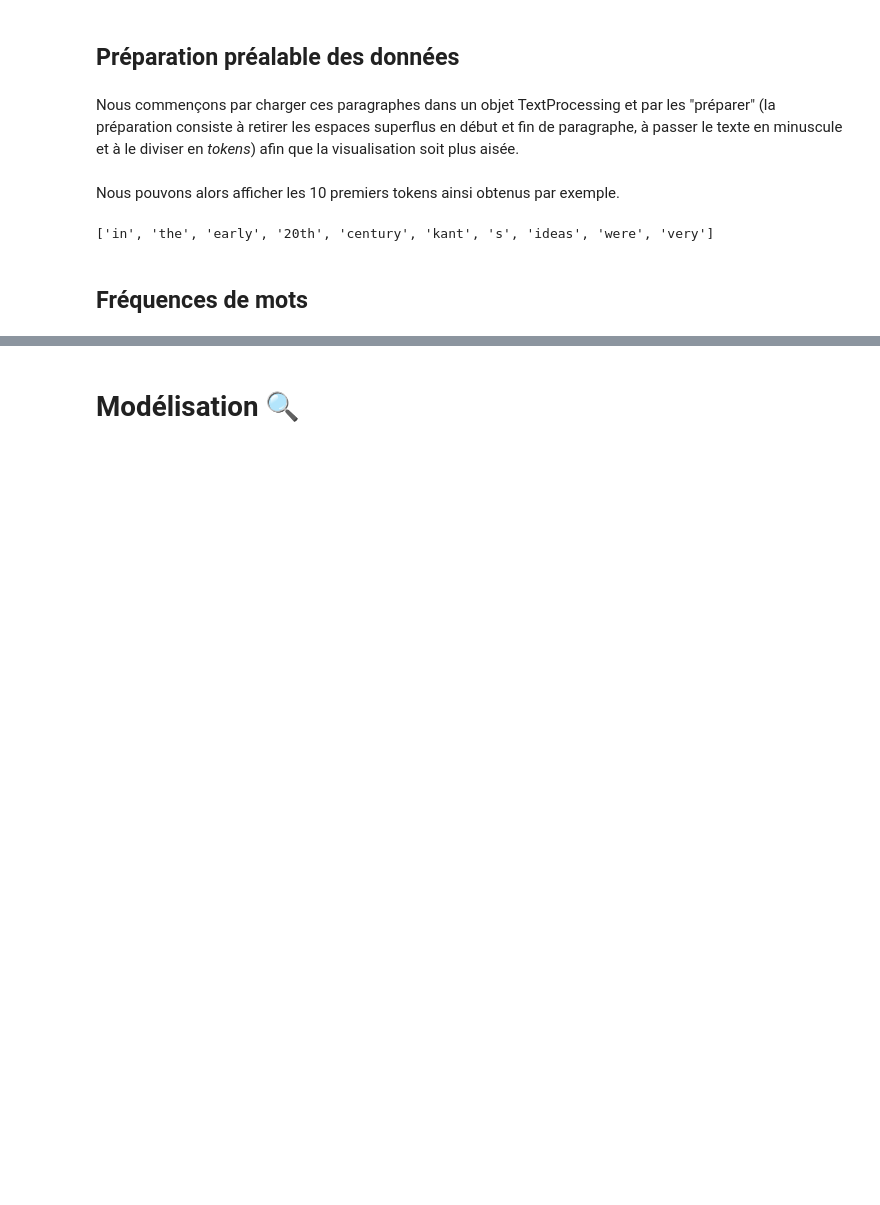
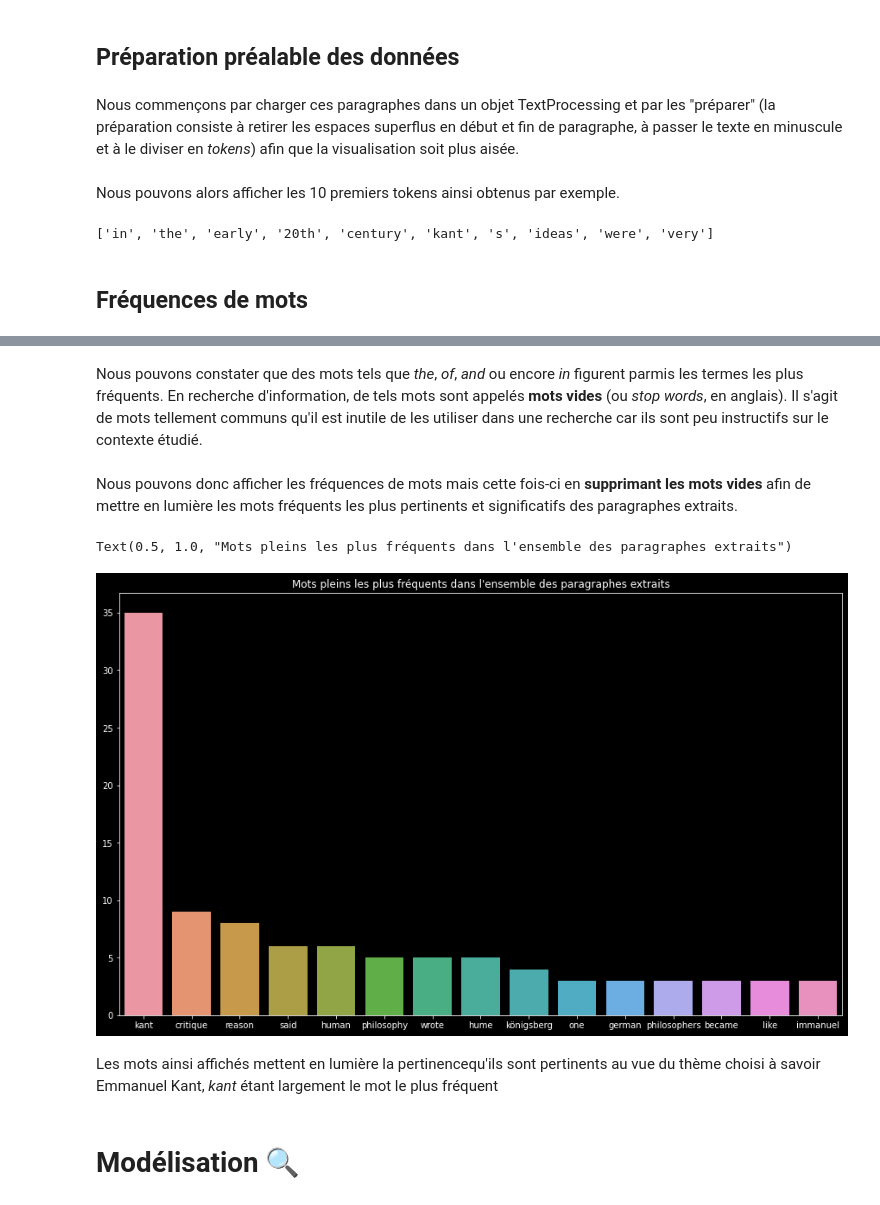
Before and after one commit to taminemelissa/quiz-generator, a Jupyter notebook: final-project.ipynb, the cells around one changed output, grey strips where cells are left out. Saved outputs shown, nothing was run; the diff lists cells and outputs as text; code cells hidden in the pictures; blank space fills up the shorter version.

```diff
--- a/final-project.ipynb
+++ b/final-project.ipynb
@@ -140,2 +173,19 @@ t_p.text_split[:10]
+# %% [markdown]
+Nous pouvons constater que des mots tels que *the*, *of*, *and* ou encore *in* figurent parmis les termes les plus fréquents. En recherche d'information, de tels mots sont appelés **mots vides** (ou *stop words*, en anglais). Il s'agit de mots tellement communs qu'il est inutile de les utiliser dans une recherche car ils sont peu instructifs sur le contexte étudié.
+# %% [markdown]
+Nous pouvons donc afficher les fréquences de mots mais cette fois-ci en **supprimant les mots vides** afin de mettre en lumière les mots fréquents les plus pertinents et significatifs des paragraphes extraits.
+# %%
+text_without_stopwords = t_p.without_stopwords()
+cardinalities = Counter(text_without_stopwords)
+words = [cardinality[0] for cardinality in cardinalities.most_common(N_MOST_COMMON)]
+counts = [cardinality[1] for cardinality in cardinalities.most_common(N_MOST_COMMON)]
+plt.style.use('dark_background')
+plt.figure(figsize=(15, 9))
+seaborn.barplot(x = words, y = counts).set_title("Mots pleins les plus fréquents dans l'ensemble des paragraphes extraits")
+# %% [output]
+Text(0.5, 1.0, "Mots pleins les plus fréquents dans l'ensemble des paragraphes extraits")
+[figure, added]
+# %% [markdown]
+Les mots ainsi affichés mettent en lumière la pertinencequ'ils sont pertinents au vue du thème choisi à savoir Emmanuel Kant, *kant* étant largement le mot le plus fréquent
 # %% [markdown]
 # Modélisation 🔍
```
Also changed, not shown: parts of 4 cells of this notebook, 1 other file.
